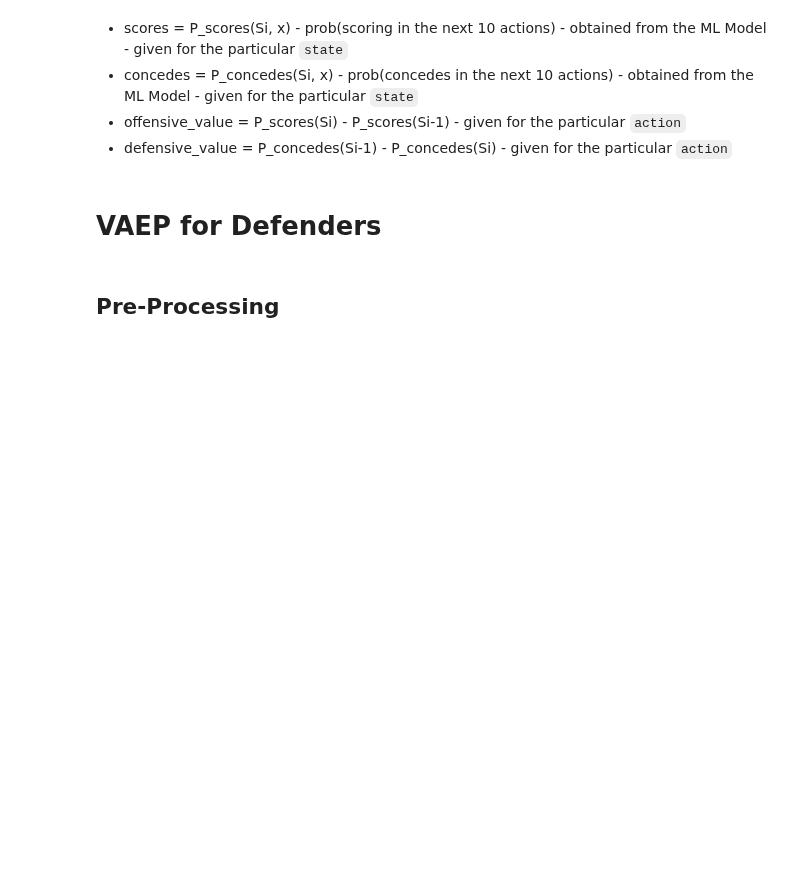
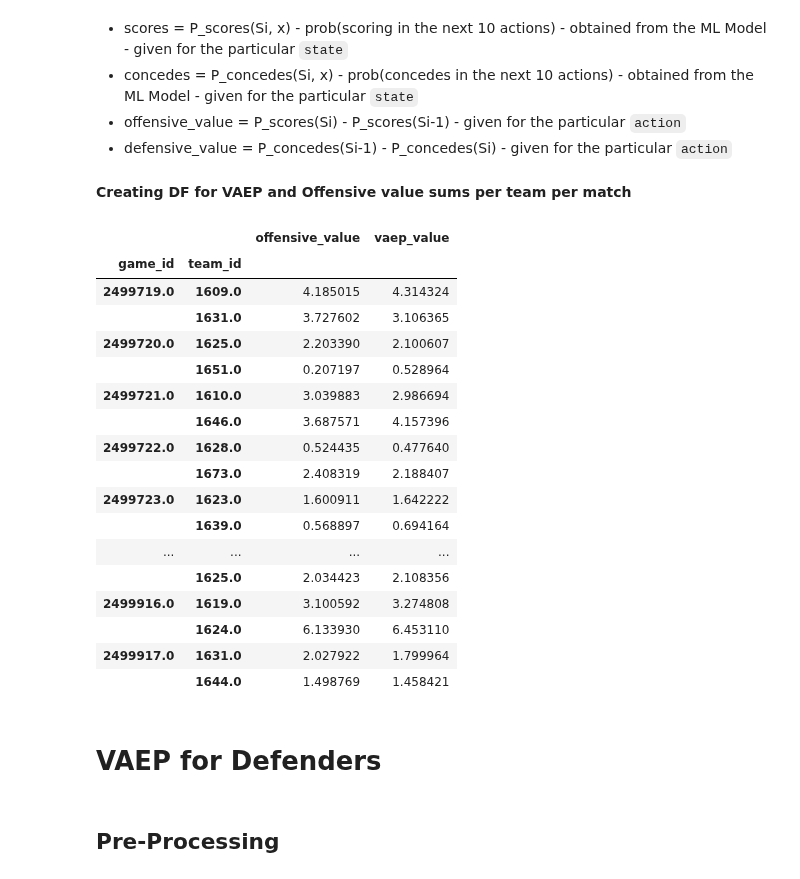
Before and after one commit to grovershreyf9t/FootballPlayerFootedness, a Jupyter notebook: code/6_VAEP_computation/6_VAEP_computation.ipynb, the cells around one changed output. Cells and saved outputs as stored; diff of their text form; code cells hidden in the pictures; blank space fills up the shorter version.

Commit message:
added code for value_sums generation

```diff
--- a/code/6_VAEP_computation/6_VAEP_computation.ipynb
+++ b/code/6_VAEP_computation/6_VAEP_computation.ipynb
@@ -412,3 +412,27 @@ df_values_pl = df_values.loc[df_values['short_team_name'].isin(pl_teams)]
 * concedes = P_concedes(Si, x) - prob(concedes in the next 10 actions) - obtained from the ML Model - given for the particular `state`
 * offensive_value = P_scores(Si) - P_scores(Si-1) - given for the particular `action`
 * defensive_value = P_concedes(Si-1) - P_concedes(Si) - given for the particular `action`
+# %% [markdown]
+**Creating DF for VAEP and Offensive value sums per team per match**
+# %%
+value_sums = vaep_values.groupby(['game_id', 'team_id'])['offensive_value', 'vaep_value'].sum()
+value_sums
+# %% [output]
+|  |  | offensive_value | vaep_value |
+| game_id | team_id |  |  |
+| 2499719.0 | 1609.0 | 4.185015 | 4.314324 |
+|  | 1631.0 | 3.727602 | 3.106365 |
+| 2499720.0 | 1625.0 | 2.203390 | 2.100607 |
+|  | 1651.0 | 0.207197 | 0.528964 |
+| 2499721.0 | 1610.0 | 3.039883 | 2.986694 |
+|  | 1646.0 | 3.687571 | 4.157396 |
+| 2499722.0 | 1628.0 | 0.524435 | 0.477640 |
+|  | 1673.0 | 2.408319 | 2.188407 |
+| 2499723.0 | 1623.0 | 1.600911 | 1.642222 |
+|  | 1639.0 | 0.568897 | 0.694164 |
+| ... | ... | ... | ... |
+|  | 1625.0 | 2.034423 | 2.108356 |
+| 2499916.0 | 1619.0 | 3.100592 | 3.274808 |
+|  | 1624.0 | 6.133930 | 6.453110 |
+| 2499917.0 | 1631.0 | 2.027922 | 1.799964 |
+|  | 1644.0 | 1.498769 | 1.458421 |
```
Also changed, not shown: parts of 1 cell of this notebook.
